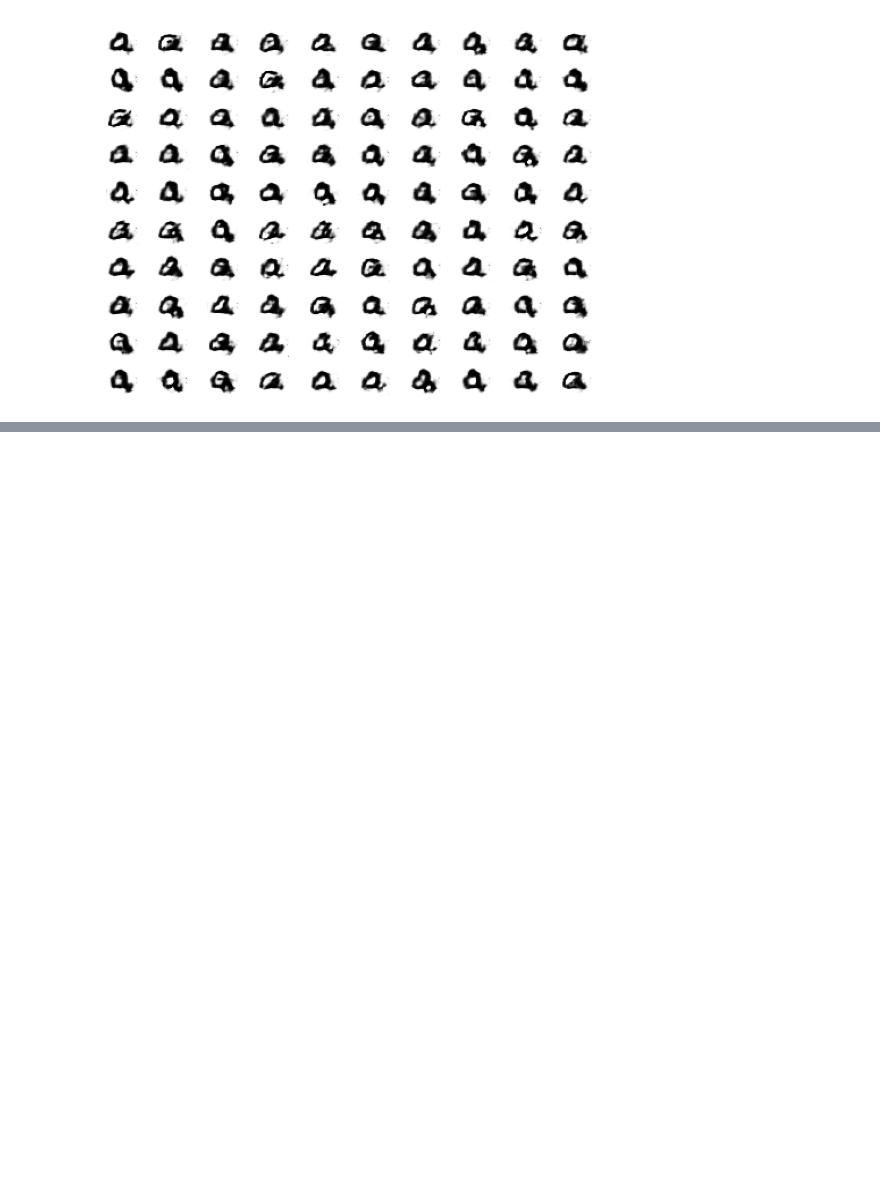
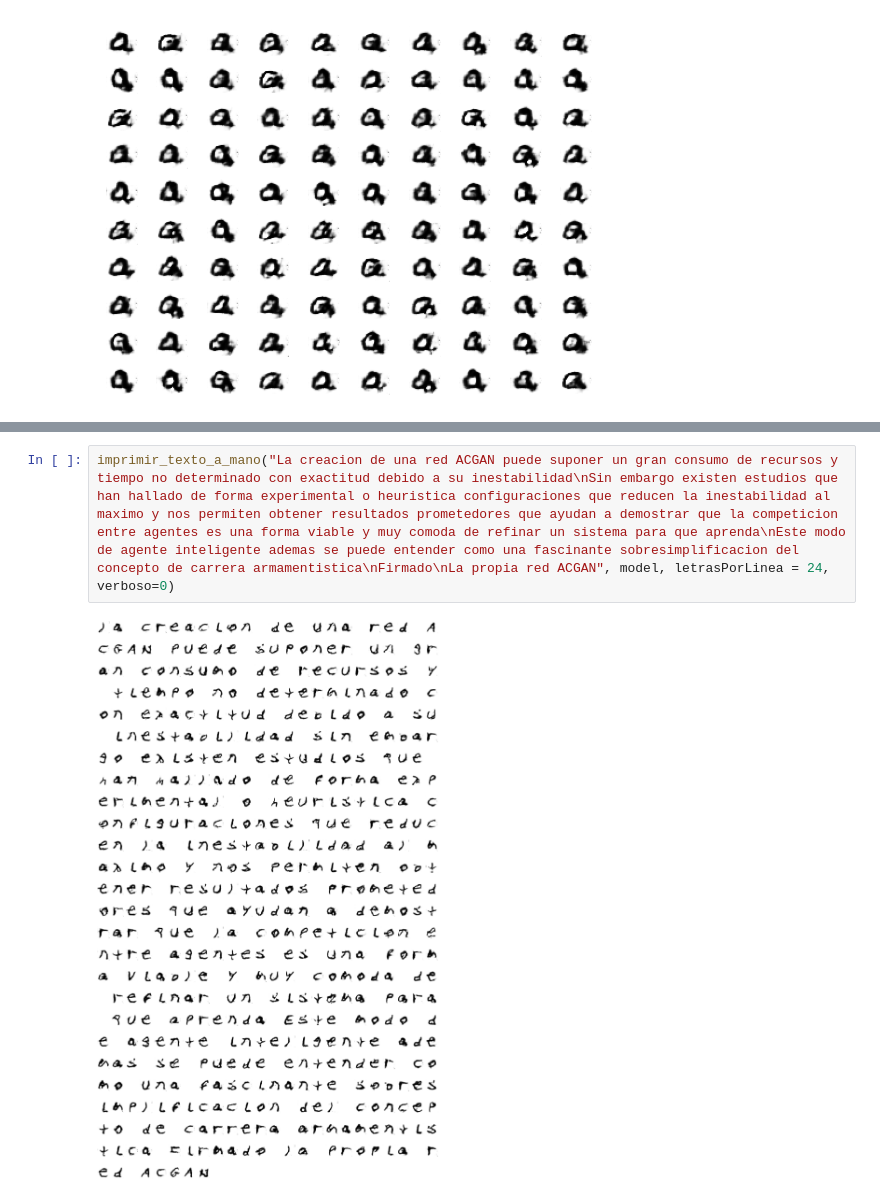
Before and after one commit to tardisfromtornspace/Agentes-Inteligentes, a Jupyter notebook: ACGAN-Algigantix.ipynb, the cells around one changed output, grey strips where cells are left out. Saved outputs shown, nothing was run; the diff lists cells and outputs as text; blank space fills up the shorter version.

```diff
--- a/ACGAN-Algigantix.ipynb
+++ b/ACGAN-Algigantix.ipynb
@@ -736,3 +754,7 @@ imprimir_texto_a_mano("Hola1Mundo", model, letrasPorLinea = 10)
+# %%
+imprimir_texto_a_mano("La creacion de una red ACGAN puede suponer un gran consumo de recursos y tiempo no determinado con exactitud debido a su inestabilidad\nSin embargo existen estudios que han hallado de forma experimental o heuristica configuraciones que reducen la inestabilidad al maximo y nos permiten obtener resultados prometedores que ayudan a demostrar que la competicion entre agentes es una forma viable y muy comoda de refinar un sistema para que aprenda\nEste modo de agente inteligente ademas se puede entender como una fascinante sobresimplificacion del concepto de carrera armamentistica\nFirmado\nLa propia red ACGAN", model, letrasPorLinea = 24, verboso=0)
+# %% [output]
+[figure, added]
 # %% [markdown]
 ***
 
```
Also changed, not shown: parts of 5 cells of this notebook.
